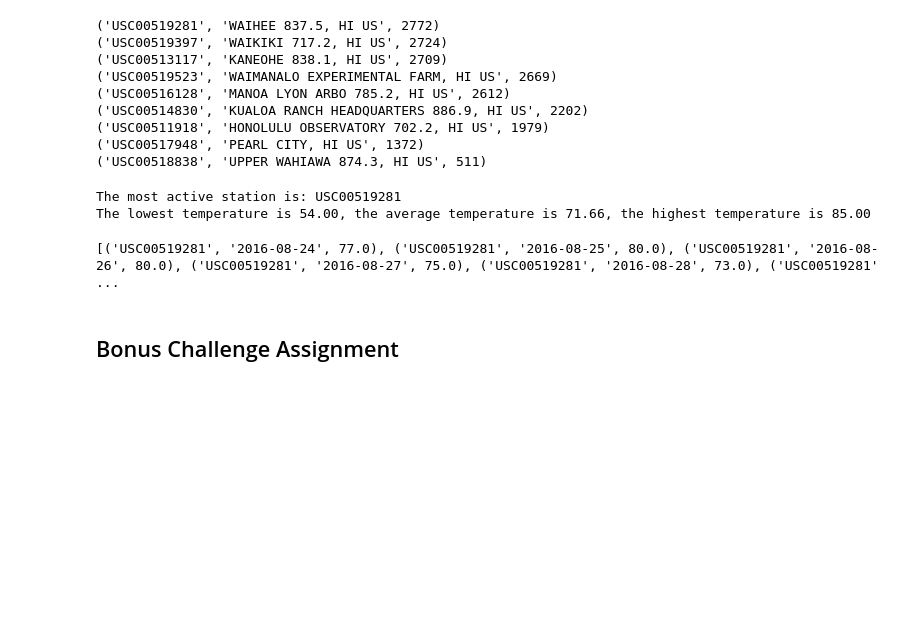
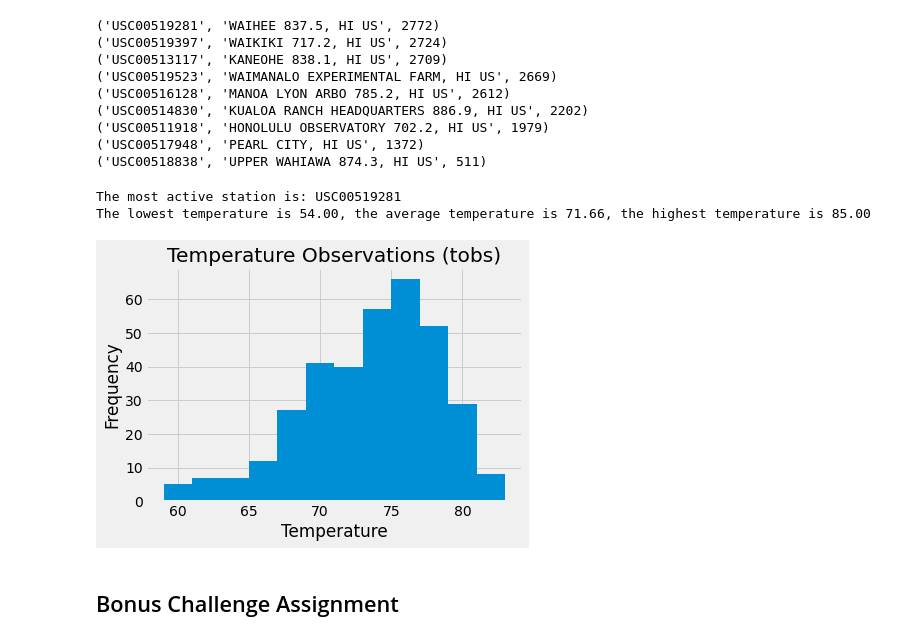
Before and after one commit to sean-galloway/sqlalchemy-challenge, a Jupyter notebook: climate.ipynb, the cells around one changed output. Drawn from its saved outputs; the diff is of its cells as text; code cells hidden in the pictures; blank space fills up the shorter version.

```diff
--- a/climate.ipynb
+++ b/climate.ipynb
@@ -129,13 +129,20 @@ The lowest temperature is 54.00, the average temperature is 71.66, the highest t
 # %%
 # Choose the station with the highest number of temperature observations.
 # Query the last 12 months of temperature observation data for this station and plot the results as a histogram
 most_active_hist_list = session.query(Measurement.station, Measurement.date, Measurement.tobs).\
                             filter(Measurement.station == most_active_station).\
                             filter(Measurement.date > first_date).\
                             filter(Measurement.date <= last_date).all()
 # print(most_active_hist_list)
+most_active_hist_df = pd.DataFrame(most_active_hist_list)
+most_active_hist_df.hist(column='tobs', bins=12)
+plt.xlabel("Temperature")
+plt.ylabel("Frequency")
+plt.title("Temperature Observations (tobs)")
+plt.savefig("./Images/station-histogram.png")
+plt.show()
 # %% [output]
-[('USC00519281', '2016-08-24', 77.0), ('USC00519281', '2016-08-25', 80.0), ('USC00519281', '2016-08-26', 80.0), ('USC00519281', '2016-08-27', 75.0), ('USC00519281', '2016-08-28', 73.0), ('USC00519281' ...
+[figure, added]
 # %% [markdown]
 ## Bonus Challenge Assignment
 # %%
```
Also changed, not shown: parts of 8 cells of this notebook, 4 other files.
